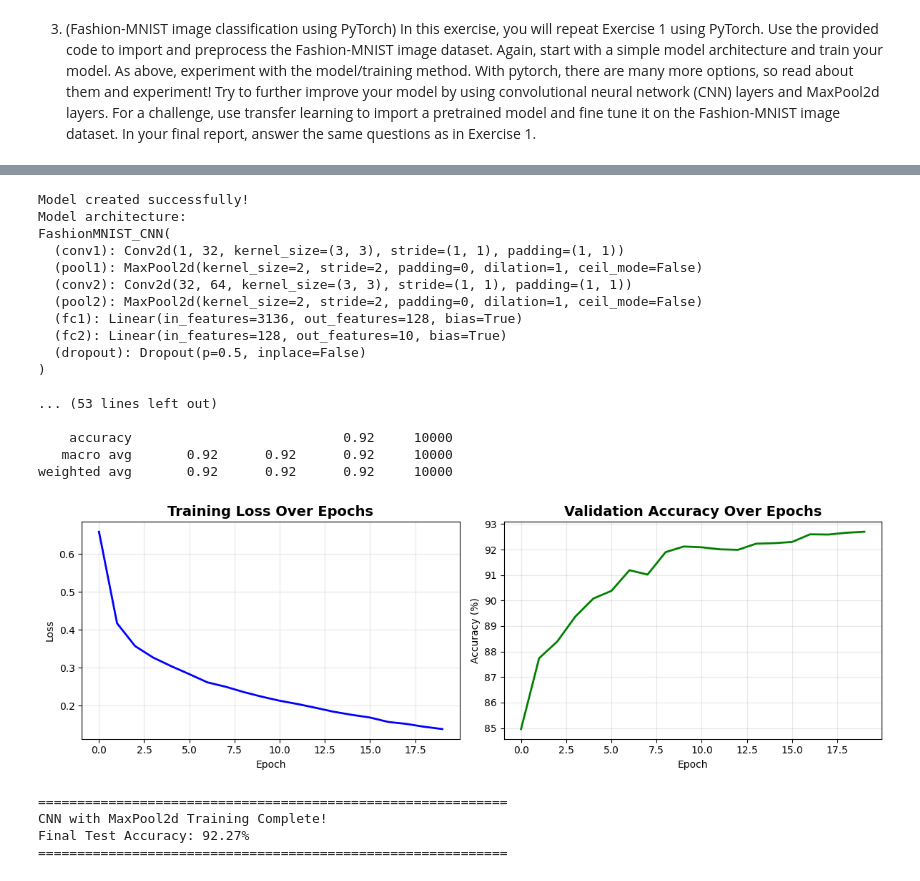
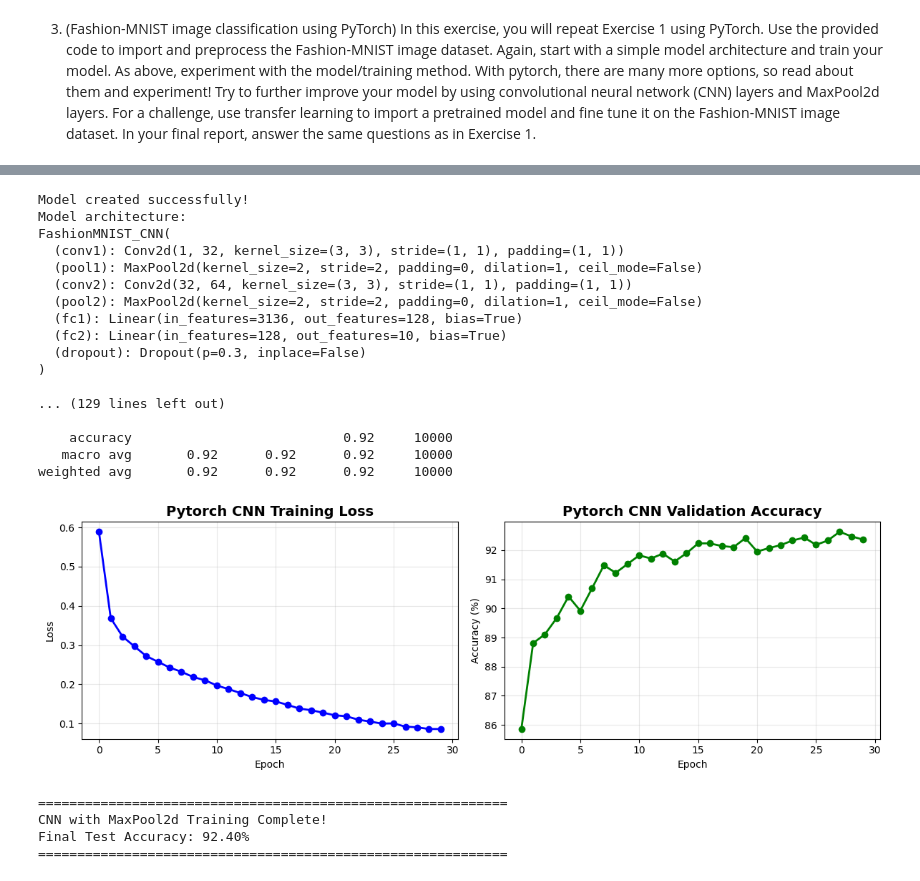
Before and after one commit to bodePacker/Math-for-DS-A3, a Jupyter notebook: project3.ipynb, the cells around one changed output, grey strips where cells are left out. Drawn from its saved outputs; the diff is of its cells as text; code cells hidden in the pictures.

```diff
--- a/project3.ipynb
+++ b/project3.ipynb
@@ -417,9 +417,9 @@ optimizer = optim.Adam(model.parameters(), lr=0.001)
 # Track training metrics
 train_losses = []
 val_accuracies = []
-
+num_epochs = 30
 # training loop
-for epoch in range(10):
+for epoch in range(num_epochs):
     model.train()
     train_loss = 0.0
     for x, y in train_loader:
@@ -436,7 +436,7 @@ for epoch in range(10):
                   for x, y in val_loader)
     val_acc = correct / len(val_ds) * 100
     val_accuracies.append(val_acc)
-    print(f"Epoch {epoch+1}/10 - Loss: {avg_loss:.4f} - Val Acc: {val_acc:.2f}%")
+    print(f"Epoch {epoch+1}/{num_epochs} - Loss: {avg_loss:.4f} - Val Acc: {val_acc:.2f}%")
 
 # Test evaluation
 model.eval()
@@ -510,8 +515,8 @@ class FashionMNIST_CNN(nn.Module):
         self.fc1 = nn.Linear(64 * 7 * 7, 128)  # Hidden layer
         self.fc2 = nn.Linear(128, 10)  # Output layer (10 classes)
 
-        # Dropout for regularization (easy overfitting prevention)
-        self.dropout = nn.Dropout(0.5)
+        # Dropout for regularization (reduce to 0.3 for better performance)
+        self.dropout = nn.Dropout(0.3)
 
     def forward(self, x):
         """
@@ -543,10 +548,10 @@ print(f"Model architecture:\n{model}\n")
 
 # Training setup
 criterion = nn.CrossEntropyLoss()  # Probably best loss function for multi classification
-optimizer = optim.Adam(model.parameters(), lr=0.001)  # Adam optimizer
+optimizer = optim.Adam(model.parameters(), lr=0.001, weight_decay=1e-4)  # Adam with L2 regularization
 
 # Training loop
-num_epochs = 20
+num_epochs = 30
 print(f"Starting training for {num_epochs} epochs...")
 print("="*60)
 
@@ -627,7 +632,8 @@ print(f"Test Accuracy: {test_accuracy:.4f} ({test_accuracy*100:.2f}%)")
 cm = confusion_matrix(all_targets, all_preds)
 print("\nConfusion Matrix:")
 print(cm)
-
+class_names = ['T-shirt/top', 'Trouser', 'Pullover', 'Dress', 'Coat',
+               'Sandal', 'Shirt', 'Sneaker', 'Bag', 'Ankle boot']
 # Classification Report
 print("\nClassification Report:")
 print(classification_report(all_targets, all_preds, target_names=class_names))
@@ -636,49 +642,49 @@ print(classification_report(all_targets, all_preds, target_names=class_names))
 plt.figure(figsize=(12, 4))
 
 plt.subplot(1, 2, 1)
-plt.plot(train_losses, 'b-', linewidth=2)
-plt.title('Training Loss Over Epochs', fontsize=14, fontweight='bold')
+plt.plot(train_losses, 'b-', linewidth=2, marker='o')
+plt.title('Pytorch CNN Training Loss', fontsize=14, fontweight='bold')
 plt.xlabel('Epoch')
 plt.ylabel('Loss')
 plt.grid(True, alpha=0.3)
 
 plt.subplot(1, 2, 2)
-plt.plot(val_accuracies, 'g-', linewidth=2)
-plt.title('Validation Accuracy Over Epochs', fontsize=14, fontweight='bold')
+plt.plot(val_accuracies, 'g-', linewidth=2, marker='o')
+plt.title('Pytorch CNN Validation Accuracy', fontsize=14, fontweight='bold')
 plt.xlabel('Epoch')
 plt.ylabel('Accuracy (%)')
 plt.grid(True, alpha=0.3)
 
 plt.tight_layout()
 plt.savefig('pytorch_cnn_training.png', dpi=300, bbox_inches='tight')
 plt.show()
 
 print("\n" + "="*60)
 print("CNN with MaxPool2d Training Complete!")
 print(f"Final Test Accuracy: {test_accuracy*100:.2f}%")
 print("="*60)
 # %% [output]
 Model created successfully!
 Model architecture:
 FashionMNIST_CNN(
   (conv1): Conv2d(1, 32, kernel_size=(3, 3), stride=(1, 1), padding=(1, 1))
   (pool1): MaxPool2d(kernel_size=2, stride=2, padding=0, dilation=1, ceil_mode=False)
   (conv2): Conv2d(32, 64, kernel_size=(3, 3), stride=(1, 1), padding=(1, 1))
   (pool2): MaxPool2d(kernel_size=2, stride=2, padding=0, dilation=1, ceil_mode=False)
   (fc1): Linear(in_features=3136, out_features=128, bias=True)
   (fc2): Linear(in_features=128, out_features=10, bias=True)
-  (dropout): Dropout(p=0.5, inplace=False)
+  (dropout): Dropout(p=0.3, inplace=False)
 )
 
-... (53 lines left out)
+... (129 lines left out)
 
     accuracy                           0.92     10000
    macro avg       0.92      0.92      0.92     10000
 weighted avg       0.92      0.92      0.92     10000
-[figure, old version]
+[figure, new version]
 ============================================================
 CNN with MaxPool2d Training Complete!
-Final Test Accuracy: 92.27%
+Final Test Accuracy: 92.40%
 ============================================================
 # %%
 # Basic Vision Transformer
```
Also changed, not shown: parts of 5 cells of this notebook, 4 other files.
